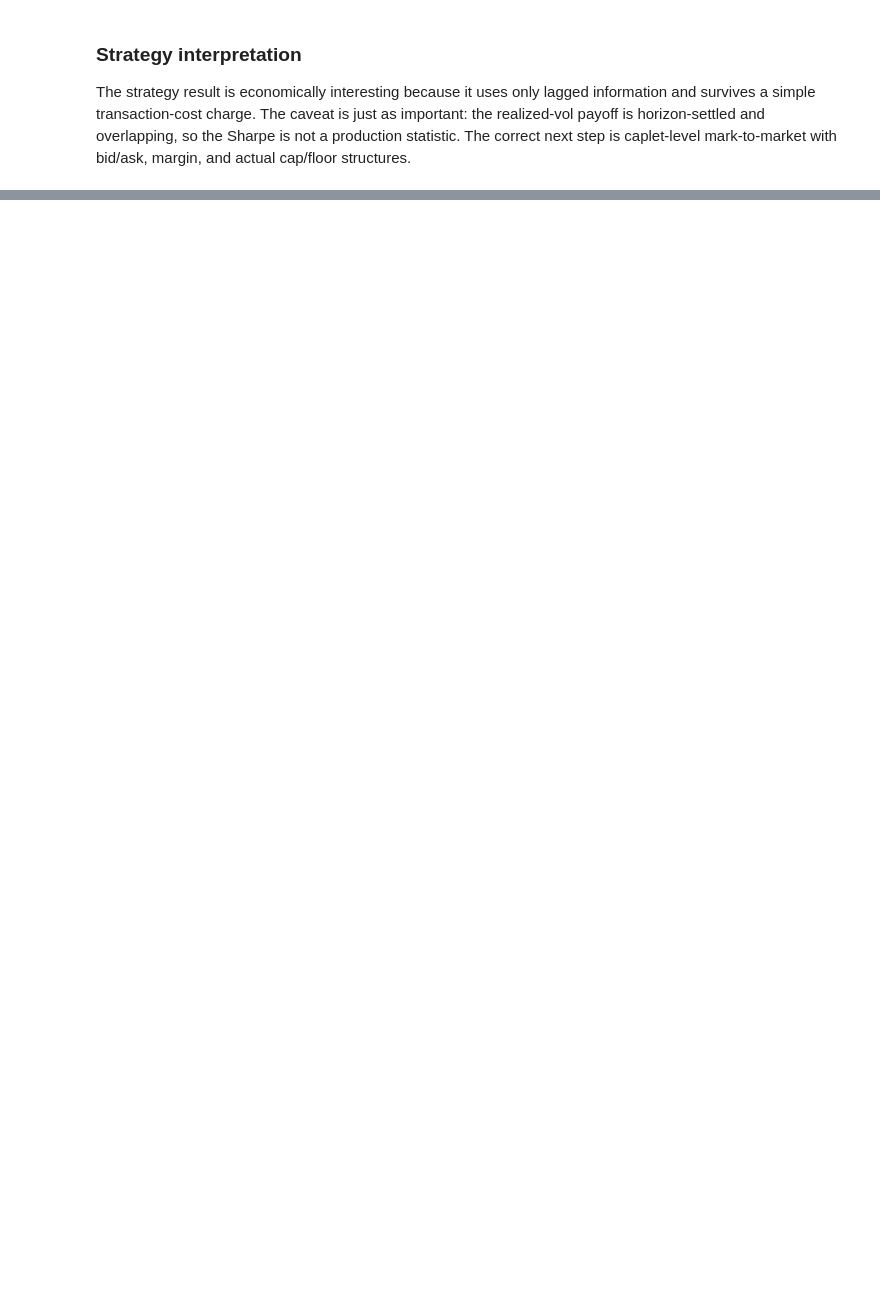
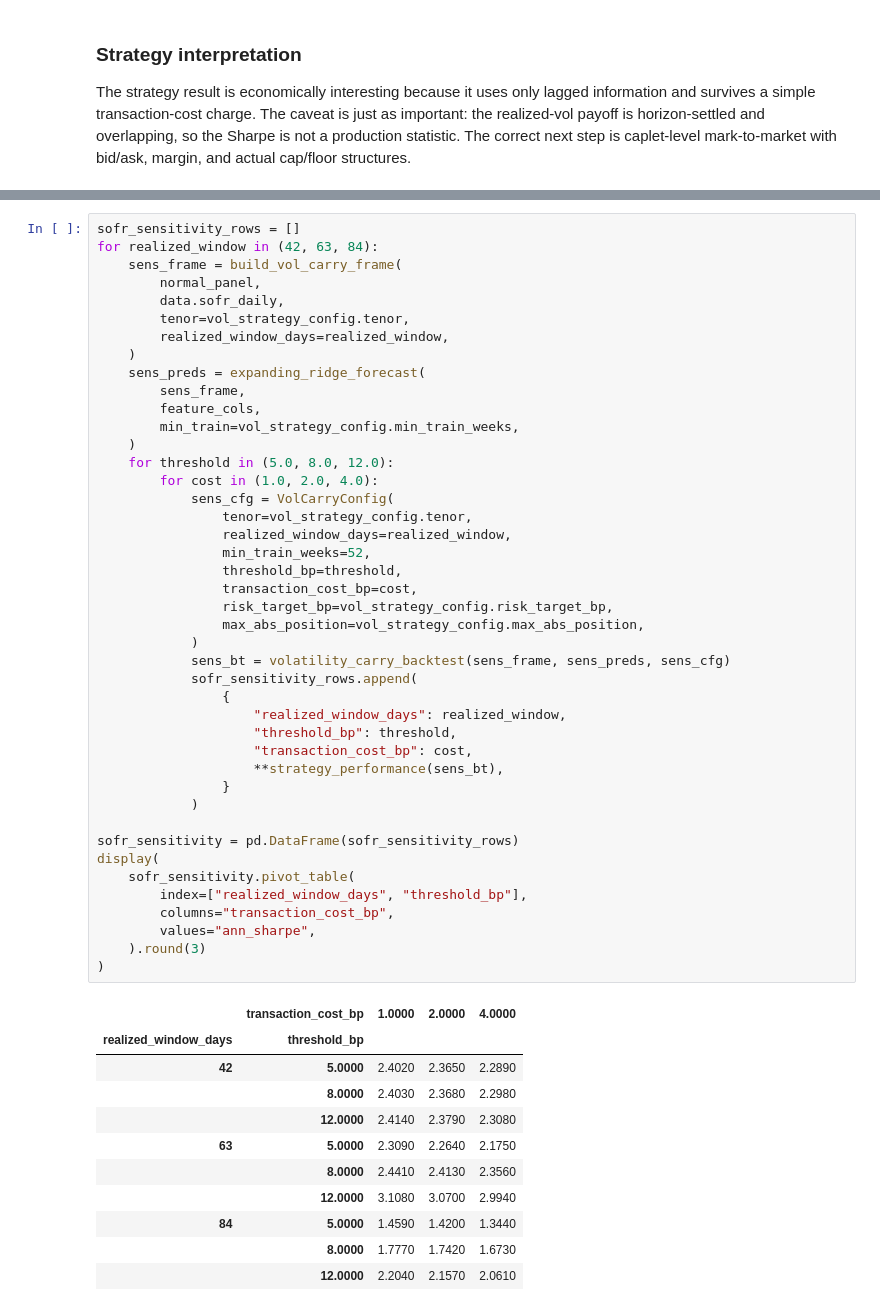
Before and after one commit to dhruvk1432/SOFR-Cap-Forward-Volatility, a Jupyter notebook: SOFR_Cap_Forward_Volatility.ipynb, the cells around one changed output, grey strips where cells are left out. Drawn from its saved outputs; the diff is of its cells as text; blank space fills up the shorter version.

```diff
--- a/SOFR_Cap_Forward_Volatility.ipynb
+++ b/SOFR_Cap_Forward_Volatility.ipynb
@@ -460,0 +590,55 @@ The strategy result is economically interesting because it uses only lagged info
+# %%
+sofr_sensitivity_rows = []
+for realized_window in (42, 63, 84):
+    sens_frame = build_vol_carry_frame(
+        normal_panel,
+        data.sofr_daily,
+        tenor=vol_strategy_config.tenor,
+        realized_window_days=realized_window,
+    )
+    sens_preds = expanding_ridge_forecast(
+        sens_frame,
+        feature_cols,
+        min_train=vol_strategy_config.min_train_weeks,
+    )
+    for threshold in (5.0, 8.0, 12.0):
+        for cost in (1.0, 2.0, 4.0):
+            sens_cfg = VolCarryConfig(
+                tenor=vol_strategy_config.tenor,
+                realized_window_days=realized_window,
+                min_train_weeks=52,
+                threshold_bp=threshold,
+                transaction_cost_bp=cost,
+                risk_target_bp=vol_strategy_config.risk_target_bp,
+                max_abs_position=vol_strategy_config.max_abs_position,
+            )
+            sens_bt = volatility_carry_backtest(sens_frame, sens_preds, sens_cfg)
+            sofr_sensitivity_rows.append(
+                {
+                    "realized_window_days": realized_window,
+                    "threshold_bp": threshold,
+                    "transaction_cost_bp": cost,
+                    **strategy_performance(sens_bt),
+                }
+            )
+
+sofr_sensitivity = pd.DataFrame(sofr_sensitivity_rows)
+display(
+    sofr_sensitivity.pivot_table(
+        index=["realized_window_days", "threshold_bp"],
+        columns="transaction_cost_bp",
+        values="ann_sharpe",
+    ).round(3)
+)
+# %% [output]
+|  | transaction_cost_bp | 1.0000 | 2.0000 | 4.0000 |
+| realized_window_days | threshold_bp |  |  |  |
+| 42 | 5.0000 | 2.4020 | 2.3650 | 2.2890 |
+|  | 8.0000 | 2.4030 | 2.3680 | 2.2980 |
+|  | 12.0000 | 2.4140 | 2.3790 | 2.3080 |
+| 63 | 5.0000 | 2.3090 | 2.2640 | 2.1750 |
+|  | 8.0000 | 2.4410 | 2.4130 | 2.3560 |
+|  | 12.0000 | 3.1080 | 3.0700 | 2.9940 |
+| 84 | 5.0000 | 1.4590 | 1.4200 | 1.3440 |
+|  | 8.0000 | 1.7770 | 1.7420 | 1.6730 |
+|  | 12.0000 | 2.2040 | 2.1570 | 2.0610 |
```
Also changed, not shown: parts of 8 cells of this notebook, 6 other files.
